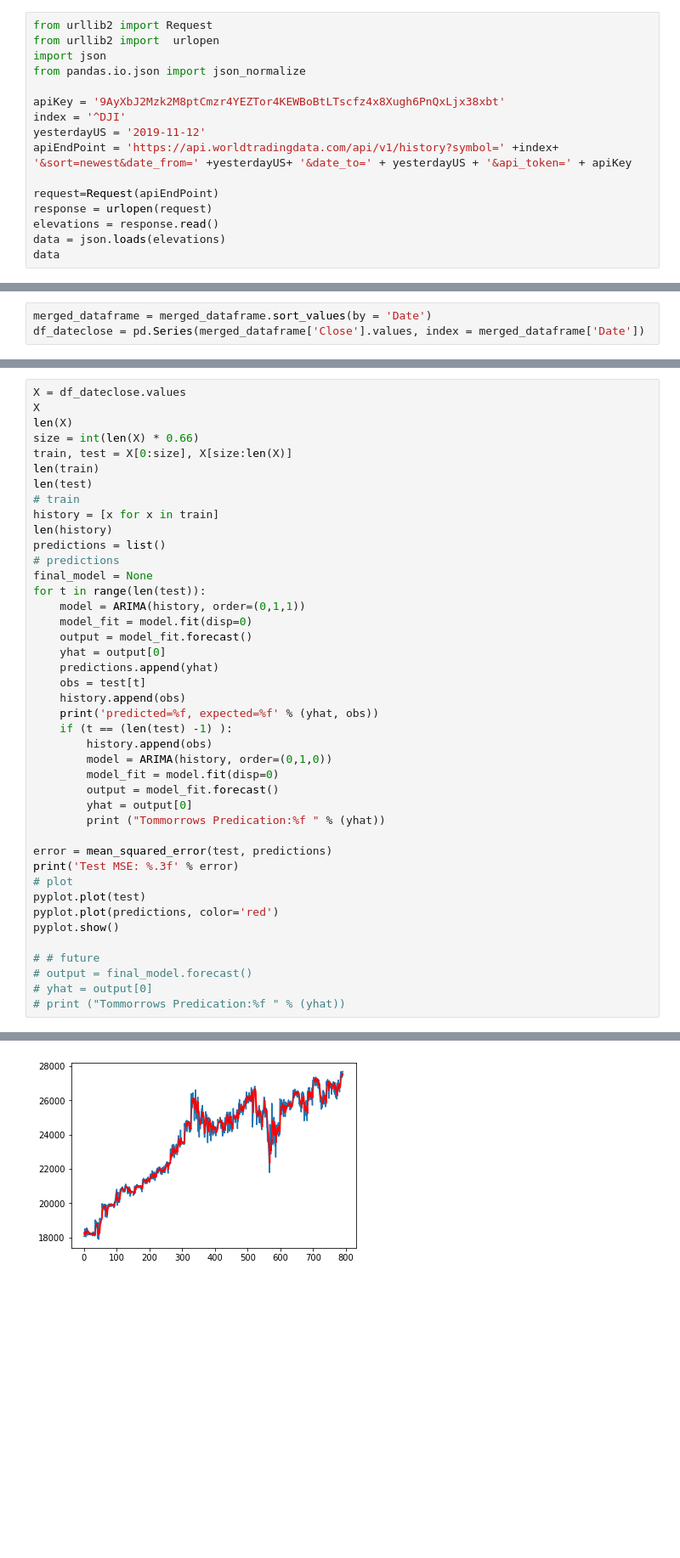
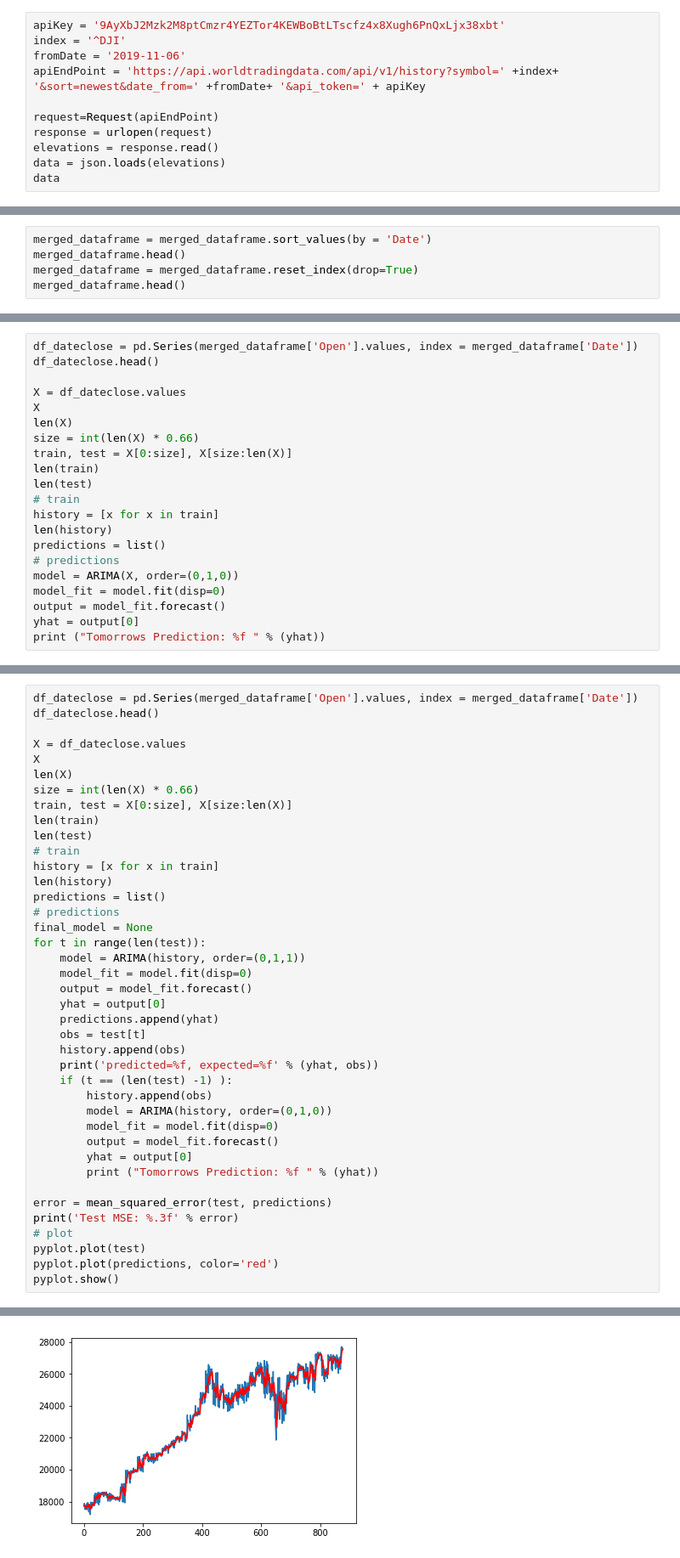
Before and after one commit to usamabaig1/Stock-Price-Prediction-Model, a Jupyter notebook: StockPredictionModelv3_DJI-Today.ipynb, the cells around one changed output, grey strips where cells are left out. Shown: that part at 85% size. Saved outputs shown, nothing was run; the diff lists cells and outputs as text; blank space fills up the shorter version.

Commit message:
working DJI model for today prediction.

```diff
--- a/StockPredictionModelv3_DJI-Today.ipynb
+++ b/StockPredictionModelv3_DJI-Today.ipynb
@@ -99,13 +107,8 @@ datetime.datetime(2019, 11, 12, 17, 48, 47, 794000, tzinfo=<DstTzInfo 'America/N
 # %%
-from urllib2 import Request
-from urllib2 import  urlopen
-import json
-from pandas.io.json import json_normalize
-
 apiKey = '9AyXbJ2Mzk2M8ptCmzr4YEZTor4KEWBoBtLTscfz4x8Xugh6PnQxLjx38xbt'
 index = '^DJI'
-yesterdayUS = '2019-11-12'
-apiEndPoint = 'https://api.worldtradingdata.com/api/v1/history?symbol=' +index+ '&sort=newest&date_from=' +yesterdayUS+ '&date_to=' + yesterdayUS + '&api_token=' + apiKey
+fromDate = '2019-11-06'
+apiEndPoint = 'https://api.worldtradingdata.com/api/v1/history?symbol=' +index+ '&sort=newest&date_from=' +fromDate+ '&api_token=' + apiKey
 
 request=Request(apiEndPoint)
 response = urlopen(request)
@@ -335,3 +356,5 @@ dtype: int64
 # %%
 merged_dataframe = merged_dataframe.sort_values(by = 'Date')
-df_dateclose = pd.Series(merged_dataframe['Close'].values, index = merged_dataframe['Date'])
+merged_dataframe.head()
+merged_dataframe = merged_dataframe.reset_index(drop=True)
+merged_dataframe.head()
@@ -409,0 +535,21 @@ ARIMA(6, 2, 0) MSE=221656.710
+# %%
+df_dateclose = pd.Series(merged_dataframe['Open'].values, index = merged_dataframe['Date'])
+df_dateclose.head()
+
+X = df_dateclose.values
+X
+len(X)
+size = int(len(X) * 0.66)
+train, test = X[0:size], X[size:len(X)]
+len(train)
+len(test)
+# train
+history = [x for x in train]
+len(history)
+predictions = list()
+# predictions
+model = ARIMA(X, order=(0,1,0))
+model_fit = model.fit(disp=0)
+output = model_fit.forecast()
+yhat = output[0]
+print ("Tomorrows Prediction: %f " % (yhat))
@@ -410,4 +570,7 @@ ARIMA(6, 2, 0) MSE=221656.710
 # %%
+df_dateclose = pd.Series(merged_dataframe['Open'].values, index = merged_dataframe['Date'])
+df_dateclose.head()
+
 X = df_dateclose.values
 X
 len(X)
@@ -436,7 +599,7 @@ for t in range(len(test)):
         model_fit = model.fit(disp=0)
         output = model_fit.forecast()
         yhat = output[0]
-        print ("Tommorrows Predication:%f " % (yhat))
+        print ("Tomorrows Prediction: %f " % (yhat))
 
 error = mean_squared_error(test, predictions)
 print('Test MSE: %.3f' % error)
@@ -444,9 +607,4 @@ print('Test MSE: %.3f' % error)
 pyplot.plot(test)
 pyplot.plot(predictions, color='red')
 pyplot.show()
-
-# # future
-# output = final_model.forecast()
-# yhat = output[0]
-# print ("Tommorrows Predication:%f " % (yhat))
 # %% [output]
@@ -492,3 +640,3 @@ Test MSE: 177400.873
 [<matplotlib.lines.Line2D at 0x...>]
 [<matplotlib.lines.Line2D at 0x...>]
-[figure, old version]
+[figure, new version]
```
Also changed, not shown: parts of 25 cells of this notebook, 2 other files.
